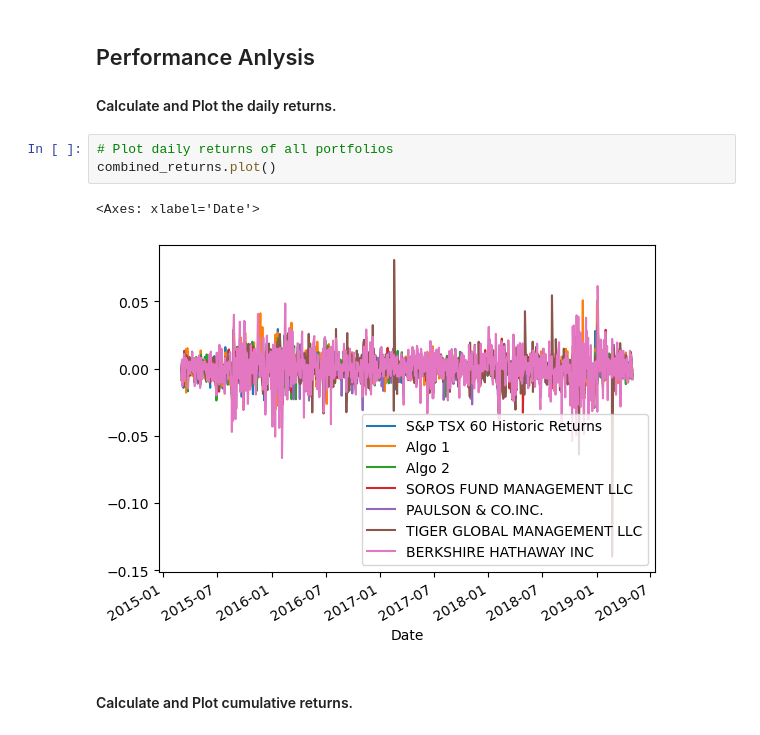
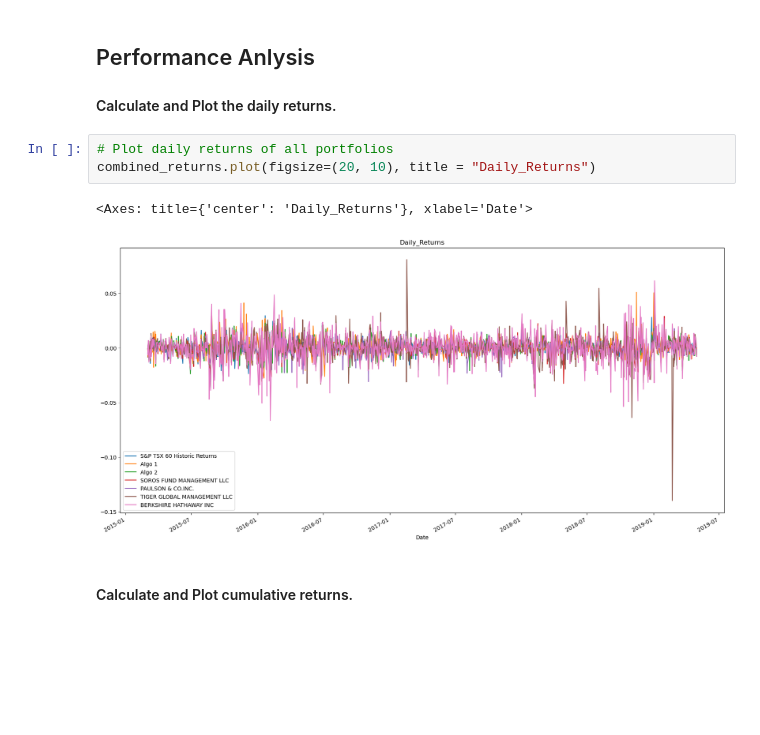
Before and after one commit to emilyblackstein/Module_4_Challenge, a Jupyter notebook: Starter_Code/whale_analysis.ipynb, the cells around one changed output. Saved outputs shown, nothing was run; the diff lists cells and outputs as text; blank space fills up the shorter version.

```diff
--- a/Starter_Code/whale_analysis.ipynb
+++ b/Starter_Code/whale_analysis.ipynb
@@ -245,10 +246,10 @@ In this section, you will calculate and visualize performance and risk metrics f
 #### Calculate and Plot the daily returns.
 # %%
 # Plot daily returns of all portfolios
-combined_returns.plot()
+combined_returns.plot(figsize=(20, 10), title = "Daily_Returns")
 # %% [output]
-<Axes: xlabel='Date'>
+<Axes: title={'center': 'Daily_Returns'}, xlabel='Date'>
-[figure, old version]
+[figure, new version]
 # %% [markdown]
 #### Calculate and Plot cumulative returns.
 # %%
```
Also changed, not shown: parts of 10 cells of this notebook.
